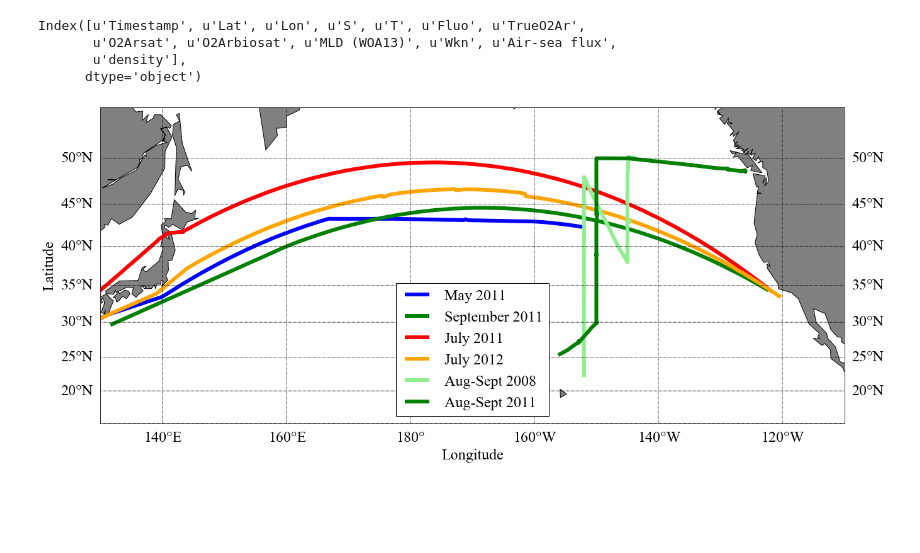
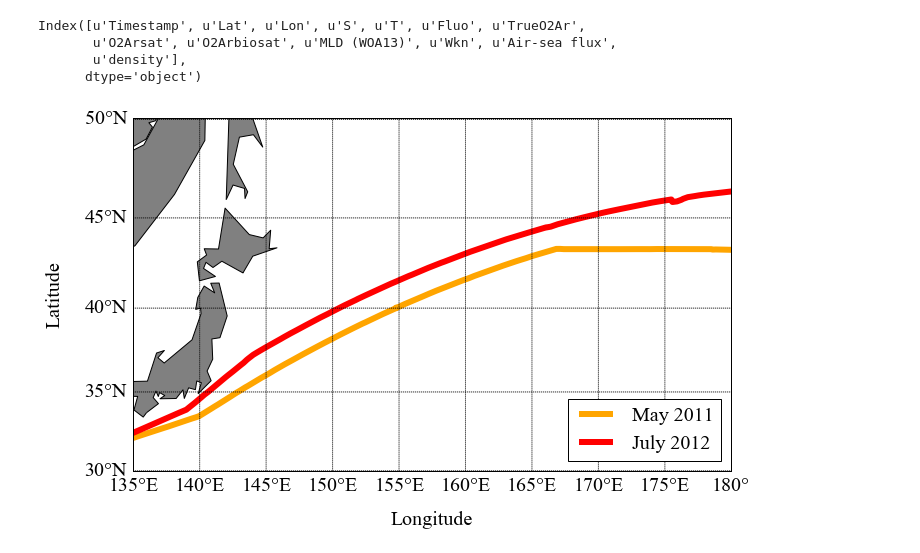
Before and after one commit to sophieclayton/kuroshio_productivity, a Jupyter notebook: NCP_along_track.ipynb, the cells around one changed output. Cells and saved outputs as stored; diff of their text form; code cells hidden in the pictures; blank space fills up the shorter version.

Commit message:
updated figures for talk

```diff
--- a/NCP_along_track.ipynb
+++ b/NCP_along_track.ipynb
@@ -12,31 +14,31 @@ from mpl_toolkits.basemap import Basemap, cm, interp
 maxlon = 400
 minlon = 129
 
-Tok1 = pd.read_csv(r'/Users/sclayton/Google Drive/o2ar_data/Tokyo1_vSept16.csv', sep = ',')
+Tok1 = pd.read_csv(r'/Users/archie/Google Drive/o2ar_data/Tokyo1_vSept16.csv', sep = ',')
 Tok1['density'] = sw.rho(Tok1['S'].values,Tok1['T'].values,0)
 Tok1 = Tok1[(Tok1['Lon']>minlon) & (Tok1['Lon']<maxlon)]
 
 Tok1['dlat'] = np.insert(np.diff(Tok1['Lat']), 0, 0)
 Tok1 = Tok1[np.abs(Tok1['dlat'])<0.08]
 
-Tok2 = pd.read_csv(r'/Users/sclayton/Google Drive/o2ar_data/Tokyo2_vSept16.csv', sep = ',')
+Tok2 = pd.read_csv(r'/Users/archie/Google Drive/o2ar_data/Tokyo2_vSept16.csv', sep = ',')
 Tok2['density'] = sw.rho(Tok2['S'].values,Tok2['T'].values,0)
 Tok2 = Tok2[(Tok2['Lon']>minlon) & (Tok2['Lon']<maxlon)]
 
 
-Tok3 = pd.read_csv(r'/Users/sclayton/Google Drive/o2ar_data/Tokyo3_vSept16.csv', sep = ',')
+Tok3 = pd.read_csv(r'/Users/archie/Google Drive/o2ar_data/Tokyo3_vSept16.csv', sep = ',')
 Tok3['density'] = sw.rho(Tok3['S'].values,Tok3['T'].values,0)
 Tok3 = Tok3[(Tok3['Lon']>minlon) & (Tok3['Lon']<maxlon)]
 
-Tian = pd.read_csv(r'/Users/sclayton/Google Drive/o2ar_data/Tianjin2_vSept16.csv', sep = ',')
+Tian = pd.read_csv(r'/Users/archie/Google Drive/o2ar_data/Tianjin2_vSept16.csv', sep = ',')
 Tian['density'] = sw.rho(Tian['S'].values,Tian['T'].values,0)
 Tian = Tian[(Tian['Lon']>minlon) & (Tian['Lon']<maxlon)]
 
-KM = pd.read_csv(r'/Users/sclayton/Google Drive/o2ar_data/KM1314_vSept16.csv', sep = ',')
+KM = pd.read_csv(r'/Users/archie/Google Drive/o2ar_data/KM1314_vSept16.csv', sep = ',')
 KM['density'] = sw.rho(KM['S'].values,KM['T'].values,0)
 KM = KM.dropna().reset_index(drop = True)
 
-ST = pd.read_csv(r'/Users/sclayton/Google Drive/o2ar_data/STUD08_vSept16.csv', sep = ',')
+ST = pd.read_csv(r'/Users/archie/Google Drive/o2ar_data/STUD08_vSept16.csv', sep = ',')
 ST['density'] = sw.rho(ST['S'].values,ST['T'].values,0)
 ST = ST.dropna().reset_index(drop = True)
 
@@ -55,56 +57,59 @@ rcParams.update({'figure.autolayout': True})
 rcParams.update({'font.family': 'serif'})
 rcParams.update({'font.serif': 'Times New Roman'})
 
-fig0 = plt.figure(1, figsize=(18,24), dpi = 300)
+fig0 = plt.figure(1, figsize=(13,6), dpi = 300)
 
-m = Basemap(projection='merc',llcrnrlat=15.,urcrnrlat=55,\
-            llcrnrlon=130,urcrnrlon=250,lat_ts=0,resolution='c')
+# m = Basemap(projection='merc',llcrnrlat=15.,urcrnrlat=55,\
+#             llcrnrlon=130,urcrnrlon=250,lat_ts=0,resolution='c')
+m = Basemap(projection='merc',llcrnrlat=30.,urcrnrlat=50.05,\
+            llcrnrlon=135,urcrnrlon=180,lat_ts=0,resolution='c')
 
 m.drawcoastlines()
 m.drawmapboundary(fill_color='white')
 m.fillcontinents(color='grey',lake_color='white')
 
 
 palette = plt.get_cmap('YlGnBu_r', 15)
 palette.set_bad('w',1.0)
 
 
 xmT1, ymT1 = m(Tok1['Lon'].values, Tok1['Lat'].values)
 xmT2, ymT2 = m(Tok2['Lon'].values, Tok2['Lat'].values)
 xmT3, ymT3 = m(Tok3['Lon'].values, Tok3['Lat'].values)
 xmT, ymT = m(Tian['Lon'].values, Tian['Lat'].values)
 
 xmK, ymK = m(KM['Lon'].values, KM['Lat'].values)
 xmS, ymS = m(ST['Lon'].values, ST['Lat'].values)
 
 
 #m.scatter(xmT1, ymT1, s = 50, color='firebrick', label = 'May 2011')
-m.plot(xmT1, ymT1, lw = 6, color='blue', label = 'May 2011')
-m.plot(xmT3, ymT3, lw=6, color='green', label = 'September 2011')
-m.plot(xmT2, ymT2, lw=6, color='red', label = 'July 2011')
-m.plot(xmT, ymT, lw=6, color='orange', label = 'July 2012')
-m.plot(xmS, ymS, lw = 6, color='lightgreen', label = 'Aug-Sept 2008')
-m.plot(xmK, ymK, lw = 6, color='green', label = 'Aug-Sept 2011')
+m.plot(xmT1, ymT1, lw = 6, color='orange', label = 'May 2011')
+# m.plot(xmT3, ymT3, lw=6, color='green', label = 'September 2011')
+# m.plot(xmT2, ymT2, lw=6, color='red', label = 'July 2011')
+m.plot(xmT, ymT, lw=6, color='red', label = 'July 2012')
+# m.plot(xmS, ymS, lw = 6, color='lightgreen', label = 'Aug-Sept 2008')
+# m.plot(xmK, ymK, lw = 6, color='green', label = 'Aug-Sept 2011')
 #CS4 = m.scatter(Xmc, Ymc, s = 2, color='k')
 
-m.drawparallels(np.arange(-50,80,5),labels=[1,1,0,1], fontsize=24)
-m.drawmeridians(np.arange(-180,180,20),labels=[0,0,0,1], fontsize=24)
+m.drawparallels(np.arange(-50,80,5),labels=[1,0,0,0], fontsize=20)
+m.drawmeridians(np.arange(-180,180,5),labels=[0,0,0,1], fontsize=20)
 
-plt.tick_params(axis='both', which='major', labelsize=24)
-plt.tick_params(axis='both', which='minor', labelsize=24)
-plt.xlabel('Longitude', fontsize = 24, labelpad = 40)
-plt.ylabel('Latitude', fontsize = 24, labelpad = 70)
+plt.tick_params(axis='both', which='major', labelsize=20)
+plt.tick_params(axis='both', which='minor', labelsize=20)
+plt.xlabel('Longitude', fontsize = 20, labelpad = 40)
+plt.ylabel('Latitude', fontsize = 20, labelpad = 70)
 
-plt.legend(loc = 'lower center', fontsize=24)
+ll = plt.legend(loc = 'lower right', fontsize=20)
+ll.get_frame().set_facecolor('w')
 
-plt.tick_params(axis='both', which='major', labelsize=24)
+plt.tick_params(axis='both', which='major', labelsize=20)
 
-plt.tick_params(labelsize=24)
+plt.tick_params(labelsize=20)
 plt.show()
 
-fig0.savefig('../figures/NCP_all_map_dates.png', bbox_inches='tight', dpi=300)
+fig0.savefig('../figures/NCP_MJ_dates.png', bbox_inches='tight', dpi=300)
 # %% [output]
-[figure, old version]
+[figure, new version]
 # %%
 # make map showing where different cruises were
 
```
Also changed, not shown: parts of 1 cell of this notebook, 4 other files.
